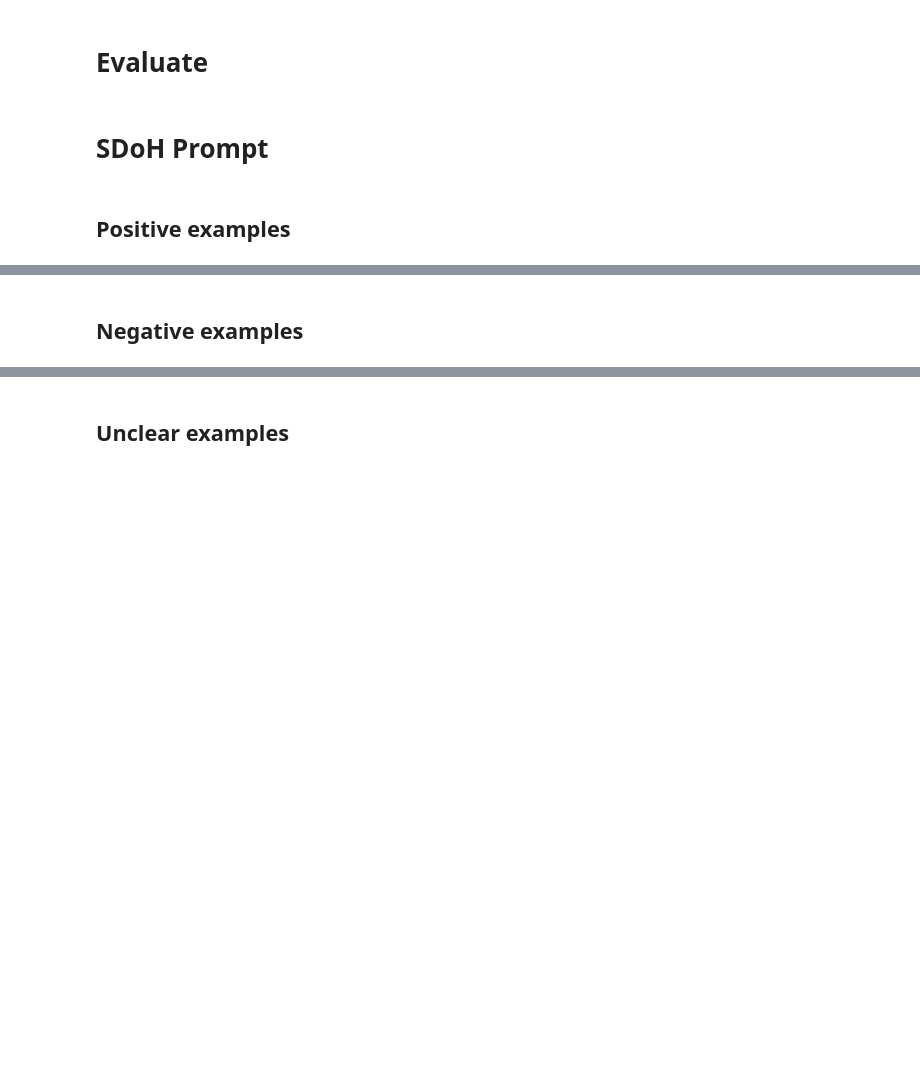
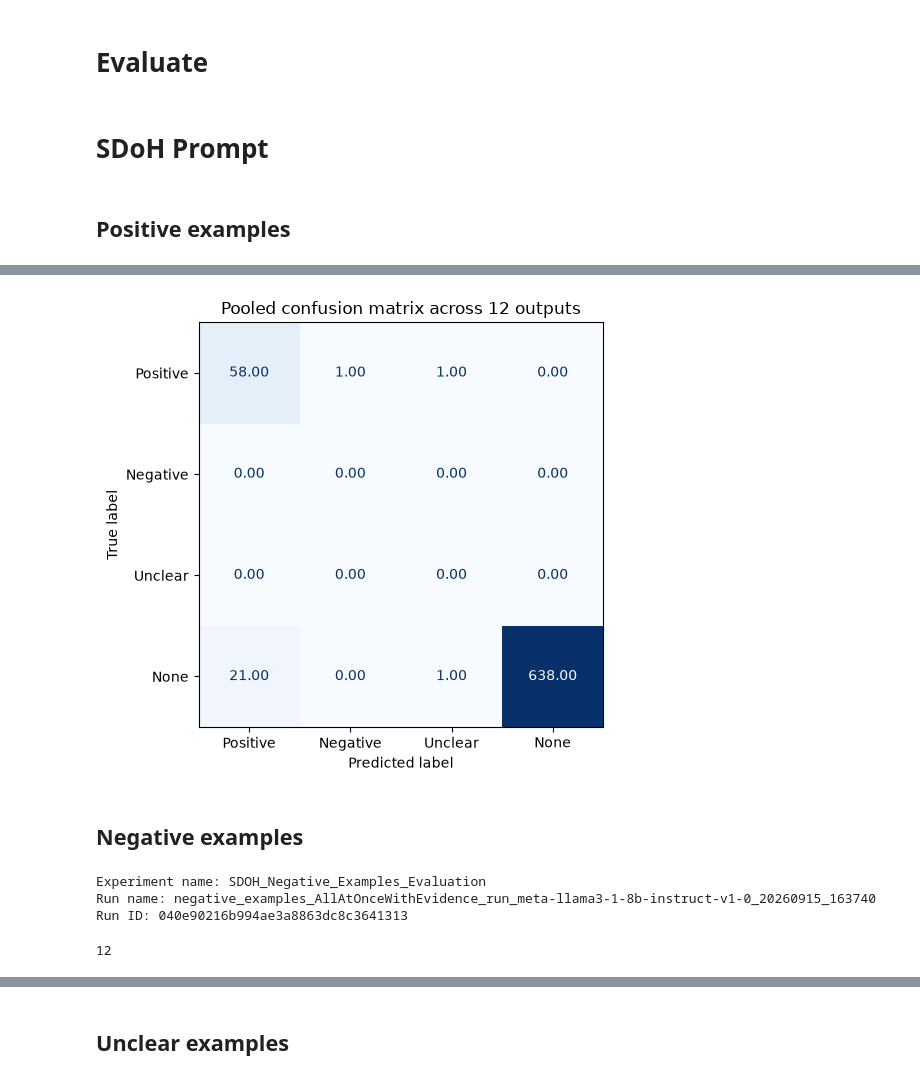
Before and after one commit to biomed-dmnlp-lab/Project-CVD-and-SDoH, a Jupyter notebook: SDoH_LLM_Decoder/OpenSource_Evaluation_v3.ipynb, the cells around one changed output, grey strips where cells are left out. Drawn from its saved outputs; the diff is of its cells as text; code cells hidden in the pictures; blank space fills up the shorter version.

```diff
--- a/SDoH_LLM_Decoder/OpenSource_Evaluation_v3.ipynb
+++ b/SDoH_LLM_Decoder/OpenSource_Evaluation_v3.ipynb
@@ -619,16 +757,35 @@ print(build_prompt('asdsad', prompt = prompt_config.all_at_once))
 # %% [markdown]
 # Data
 # %%
-#Positive samples
 input_dir = Path("synthetic_data")
+
+dataset_order = [
+    "child_family_care",
+    "education",
+    "employment",
+    "financial_strain",
+    "food_insecurity",
+    "housing_instability",
+    "housing_quality",
+    "relationship_safety",
+    "social_isolation",
+    "stress",
+    "transportation",
+    "utilities",
+]
 
 loaded_datasets_pos = {}
 
-for pkl_path in input_dir.glob("*_pos.pkl"):
-    dataset_name = pkl_path.stem
+for dataset_name in dataset_order:
+    pkl_path = input_dir / f"{dataset_name}_syn_data_pos.pkl"
+
+    if not pkl_path.exists():
+        print(f"Warning: file not found: {pkl_path}")
+        continue
 
     with open(pkl_path, "rb") as f:
-        loaded_datasets_pos[dataset_name] = pickle.load(f)
+        loaded_datasets_pos[f"{dataset_name}_syn_data_pos"] = pickle.load(f)
 
     print(f"Loaded: {pkl_path}")
+
 print(len(loaded_datasets_pos))
@@ -685,6 +930,7 @@ sample
 sdoh_prompts = {
     "child_family_care": prompt_config.child_family_care,
     "education": prompt_config.education,
+    "employment": prompt_config.employment,
     "employment": prompt_config.employment,
     "financial_strain": prompt_config.financial_strain,
     "food_insecurity": prompt_config.food_insecurity,
@@ -732,16 +985,21 @@ config.all_at_once
 # %%
 all_gt_labels = []
 all_model_lables = []
+all_text_outs = []
+all_prompts = []
 
 for label_idx, (key,items) in enumerate(tqdm(loaded_datasets_pos.items())):
+    print(key)
     for note in tqdm(items):
 
         gt_label = create_gt_pos_label(label_idx,val = 0)
         if config.all_at_once:
             try:
                 out = run_prompt(build_prompt(note, prompt = prompt_config.all_at_once))
-                label_json = ast.literal_eval(out)
+                label_json = ast.literal_eval(extract_schema_dict(out))
                 prediction_label = [config.label_mapping[item["label"]] for item in label_json.values()]
+                all_text_outs.append(out)
+                all_prompts.append(build_prompt(note, prompt = prompt_config.all_at_once))
             except:
                     print(out)
                     print("#####")
@@ -756,13 +1014,14 @@ for label_idx, (key,items) in enumerate(tqdm(loaded_datasets_pos.items())):
                 try:
                     out = run_prompt(build_prompt(note, prompt = prompt))
                     each_note_label.append(ast.literal_eval(out))
+                    all_text_outs.append(out)
+                    all_prompts.append(build_prompt(note, prompt = prompt))
                 except:
                     print(out)
                     print("#####")
                     print(build_prompt(note, prompt = prompt))
                     print("####")
                     print(note)
-                    prediction_label = [0,3,3,3,3,3,3,3,3,3,3,3]
             dict_labels = {key: value for item in json.loads(json.dumps(each_note_label, indent=2)) for key, value in item.items()}
             prediction_label = [config.label_mapping[item["label"]] for item in dict_labels.values()]
 
@@ -841,40 +1162,42 @@ print(
 # %%
 import numpy as np
 import matplotlib.pyplot as plt
 from sklearn.metrics import ConfusionMatrixDisplay
 
 y_true = np.asarray(all_gt_labels).ravel()
 y_pred = np.asarray(all_model_lables).ravel()  # note: labels, not lables
 
 assert y_true.shape == y_pred.shape, (y_true.shape, y_pred.shape)
 
 fig, ax = plt.subplots(figsize=(6, 5))
 
 ConfusionMatrixDisplay.from_predictions(
     y_true,
     y_pred,
     labels=[0, 1, 2, 3],
-    display_labels=['Positive','Negative','Unknown','None'],
+    display_labels=['Positive','Negative','Unclear','None'],
     # normalize="true",       # optional: per-ground-truth-class recall
     cmap="Blues",
     ax=ax,
     values_format=".2f",
     colorbar=False,
 )
 
 ax.set_title("Pooled confusion matrix across 12 outputs")
 plt.tight_layout()
 plt.show()
 
 # Log the confusion matrix figure to MLflow and close out the run
 mlflow.log_figure(fig, "positive_examples_confusion_matrix.png")
 mlflow.end_run()
+# %% [output]
+[figure, added]
 # %% [markdown]
 ## Negative examples
 # %%
 # Create a dedicated MLflow experiment + run for the "negative examples" evaluation
 NEG_EXPERIMENT_NAME = "SDOH_Negative_Examples_Evaluation"
-NEG_RUN_NAME = f"negative_examples_run_{config.model_name}_{pd.Timestamp.now().strftime('%Y%m%d_%H%M%S')}"
+NEG_RUN_NAME = f"negative_examples_{'OneDomain' if not config.all_at_once else 'AllAtOnce'}{'WithEvidence' if config.add_evidence else ''}_run_{config.model_name}_{pd.Timestamp.now().strftime('%Y%m%d_%H%M%S')}"
 
 mlflow.set_experiment(NEG_EXPERIMENT_NAME)
 neg_run = mlflow.start_run(run_name=NEG_RUN_NAME)
@@ -886,6 +1209,11 @@ print("Run ID:", neg_run.info.run_id)
 mlflow.log_param("model_id", getattr(config, "model_id", None))
 mlflow.log_param("prompt_strategy", "all_at_once" if config.all_at_once else "per_domain")
 mlflow.log_param("num_neg_datasets", len(loaded_datasets_neg))
+# %% [output]
+Experiment name: SDOH_Negative_Examples_Evaluation
+Run name: negative_examples_AllAtOnceWithEvidence_run_meta-llama3-1-8b-instruct-v1-0_20260915_163740
+Run ID: 040e90216b994ae3a8863dc8c3641313
+12
 # %%
 def create_gt_neg_label(idx, val = None):
     assert val is not None, "val cannot be none"
```
Also changed, not shown: parts of 37 cells of this notebook, 44 other files.
